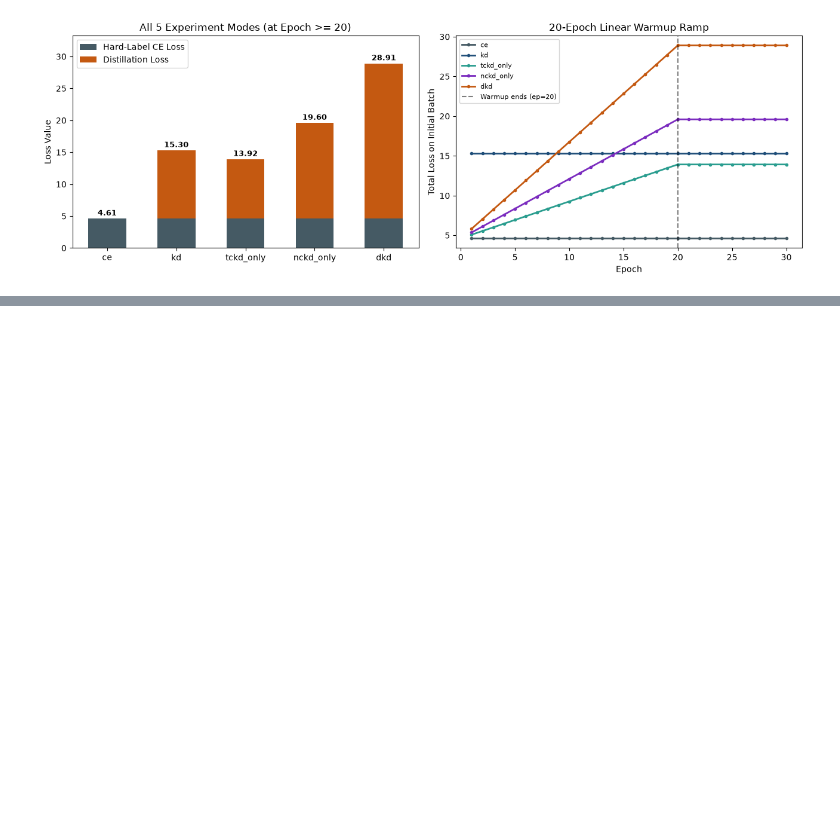
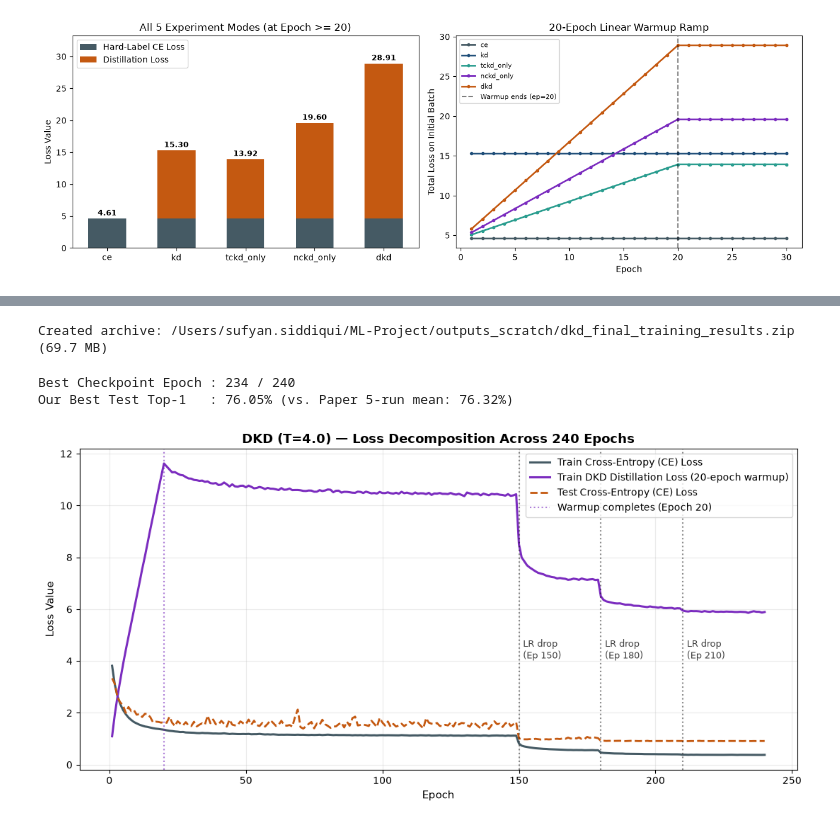
Before and after one commit to SufyanSiddiqui/ml-dkd-fall-2026, a Jupyter notebook: notebooks/05_dkd_from_scratch.ipynb, the cells around one changed output, grey strips where cells are left out. Saved outputs shown, nothing was run; the diff lists cells and outputs as text; code cells hidden in the pictures; blank space fills up the shorter version.

```diff
--- a/notebooks/05_dkd_from_scratch.ipynb
+++ b/notebooks/05_dkd_from_scratch.ipynb
@@ -977,0 +1326,47 @@ plt.show()
+# %%
+export_zip = OUTPUT_ROOT / "dkd_final_training_results.zip"
+with zipfile.ZipFile(export_zip, "w", compression=zipfile.ZIP_DEFLATED) as zf:
+    for item in sorted(OUTPUT_ROOT.rglob("*")):
+        if item.is_file() and item.name in ("ckpt_best.pth", "history.json"):
+            zf.write(item, arcname=str(item.relative_to(OUTPUT_ROOT)))
+
+print(f"Created archive: {export_zip} ({export_zip.stat().st_size / (1024**2):.1f} MB)")
+if IN_COLAB:
+    from google.colab import files
+    files.download(str(export_zip))
+# %% [output]
+Created archive: /Users/sufyan.siddiqui/ML-Project/outputs_scratch/dkd_final_training_results.zip (69.7 MB)
+# %%
+import json
+
+dkd_dir = PROJECT_ROOT / "outputs_final" / "dkd_T4"
+dkd_hist = json.loads((dkd_dir / "history.json").read_text())
+dkd_ckpt = torch.load(dkd_dir / "ckpt_best.pth", map_location=DEVICE, weights_only=False)
+
+best_row = max(dkd_hist, key=lambda r: r["test_acc"])
+eps = [r["epoch"] for r in dkd_hist]
+
+print(f"Best Checkpoint Epoch : {dkd_ckpt['epoch']} / {len(dkd_hist)}")
+print(f"Our Best Test Top-1   : {best_row['test_acc']:.2f}% (vs. Paper 5-run mean: 76.32%)")
+
+plt.figure(figsize=(11, 5.5))
+plt.plot(eps, [r["train_ce"] for r in dkd_hist], label="Train Cross-Entropy (CE) Loss", color="#455a64", linewidth=2.2)
+plt.plot(eps, [r["train_dist"] for r in dkd_hist], label="Train DKD Distillation Loss (20-epoch warmup)", color="#7b2cbf", linewidth=2.2)
+plt.plot(eps, [r["test_loss"] for r in dkd_hist], label="Test Cross-Entropy (CE) Loss", color="#c45911", linestyle="--", linewidth=2.0)
+
+plt.axvline(20, color="#7b2cbf", linestyle=":", alpha=0.6, label="Warmup completes (Epoch 20)")
+for m_ep in (150, 180, 210):
+    plt.axvline(m_ep, color="black", linestyle=":", alpha=0.45)
+    plt.text(m_ep + 1.5, 4.1, f"LR drop\n(Ep {m_ep})", fontsize=9, alpha=0.75)
+
+plt.title("DKD (T=4.0) — Loss Decomposition Across 240 Epochs", fontsize=13, fontweight="bold")
+plt.xlabel("Epoch", fontsize=11)
+plt.ylabel("Loss Value", fontsize=11)
+plt.grid(True, alpha=0.25)
+plt.legend(fontsize=10)
+plt.tight_layout()
+plt.show()
+# %% [output]
+Best Checkpoint Epoch : 234 / 240
+Our Best Test Top-1   : 76.05% (vs. Paper 5-run mean: 76.32%)
+[figure, added]
```
Also changed, not shown: parts of 11 cells of this notebook, 30 other files.
